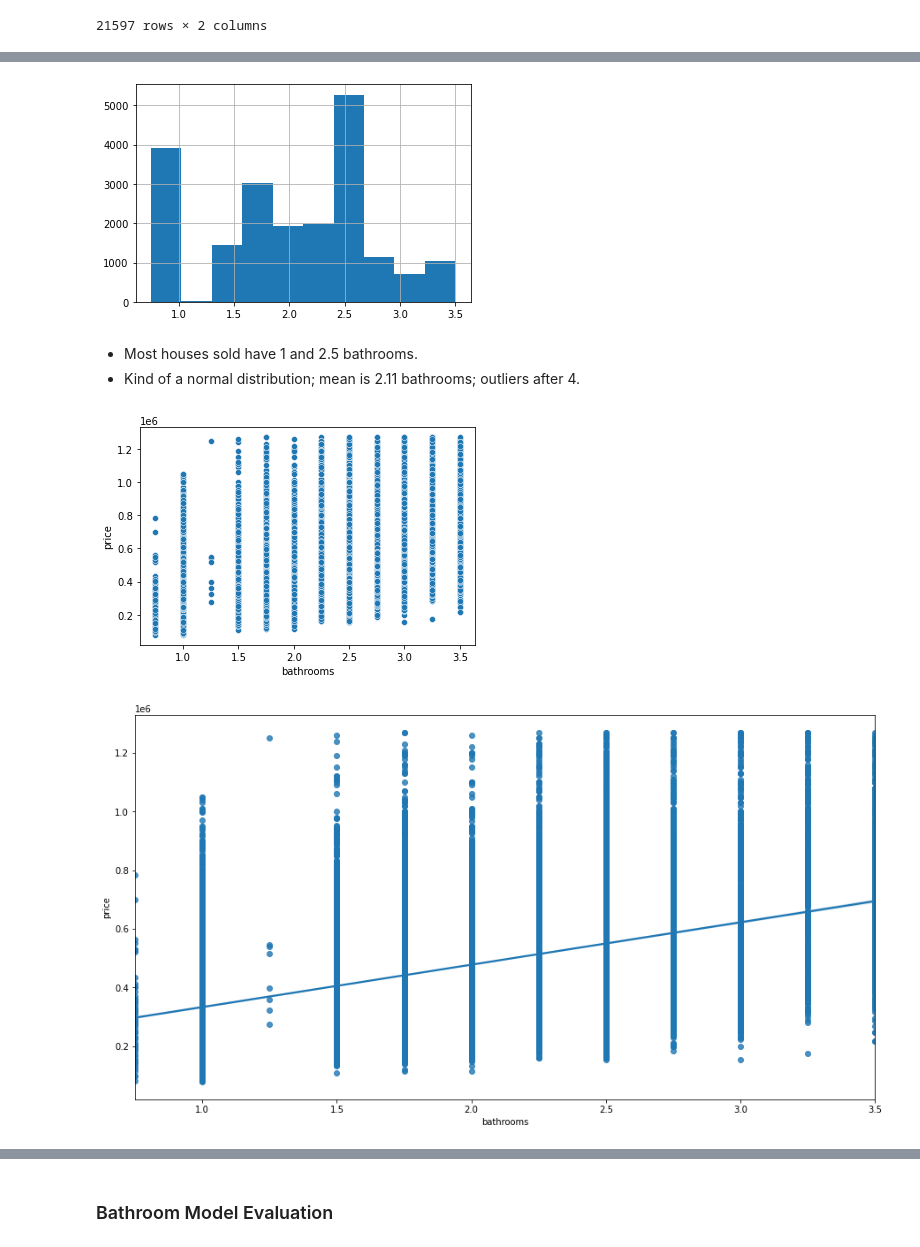
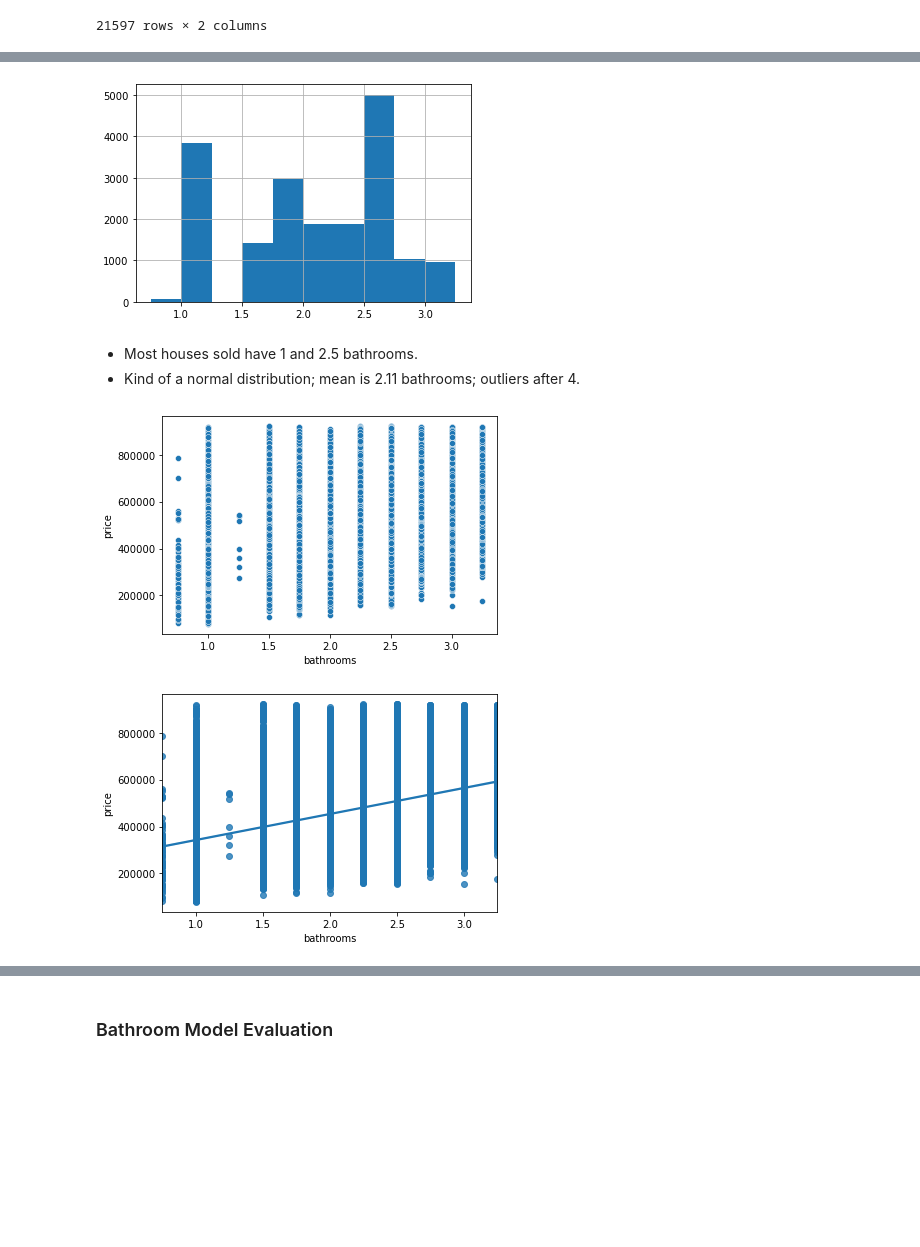
Before and after one commit to letruong711/Seattle-Area-Housing-Analysis, a Jupyter notebook: King County Analysis.ipynb, the cells around one changed output, grey strips where cells are left out. Drawn from its saved outputs; the diff is of its cells as text; code cells hidden in the pictures; blank space fills up the shorter version.

```diff
--- a/King County Analysis.ipynb
+++ b/King County Analysis.ipynb
@@ -131,3 +105,0 @@ df.iloc[errors]
-# %%
-df.sqft_basement = pd.to_numeric(df.sqft_basement, errors='coerce')
-df.sqft_basement.dropna(inplace=True)
@@ -147,4 +105,0 @@ df.head(8)
-# %%
-df.yr_renovated.isna().sum()
-df.yr_renovated.dropna(inplace=True)
-df
@@ -422,19 +364,18 @@ sns.despine;
 # %%
 model_1['bathrooms'].hist();
 # %% [output]
-[figure, old version]
+[figure, new version]
 # %% [markdown]
 - Most houses sold have 1 and 2.5 bathrooms.
 - Kind of a normal distribution; mean is 2.11 bathrooms; outliers after 4.
 # %%
 sns.scatterplot(data=model_1, x="bathrooms", y="price");
 # %% [output]
-[figure, old version]
+[figure, new version]
 # %%
-plt.figure(figsize=(15,8))
 sns.regplot(x="bathrooms", y="price", data=model_1);
 # %% [output]
-[figure, old version]
+[figure, new version]
 # %%
 plt.figure(figsize=(15,8))
 sns.catplot(x='bathrooms', y='price', data=model_1, kind='box', showmeans=True)
```
Also changed, not shown: parts of 35 cells of this notebook, 8 other files.
